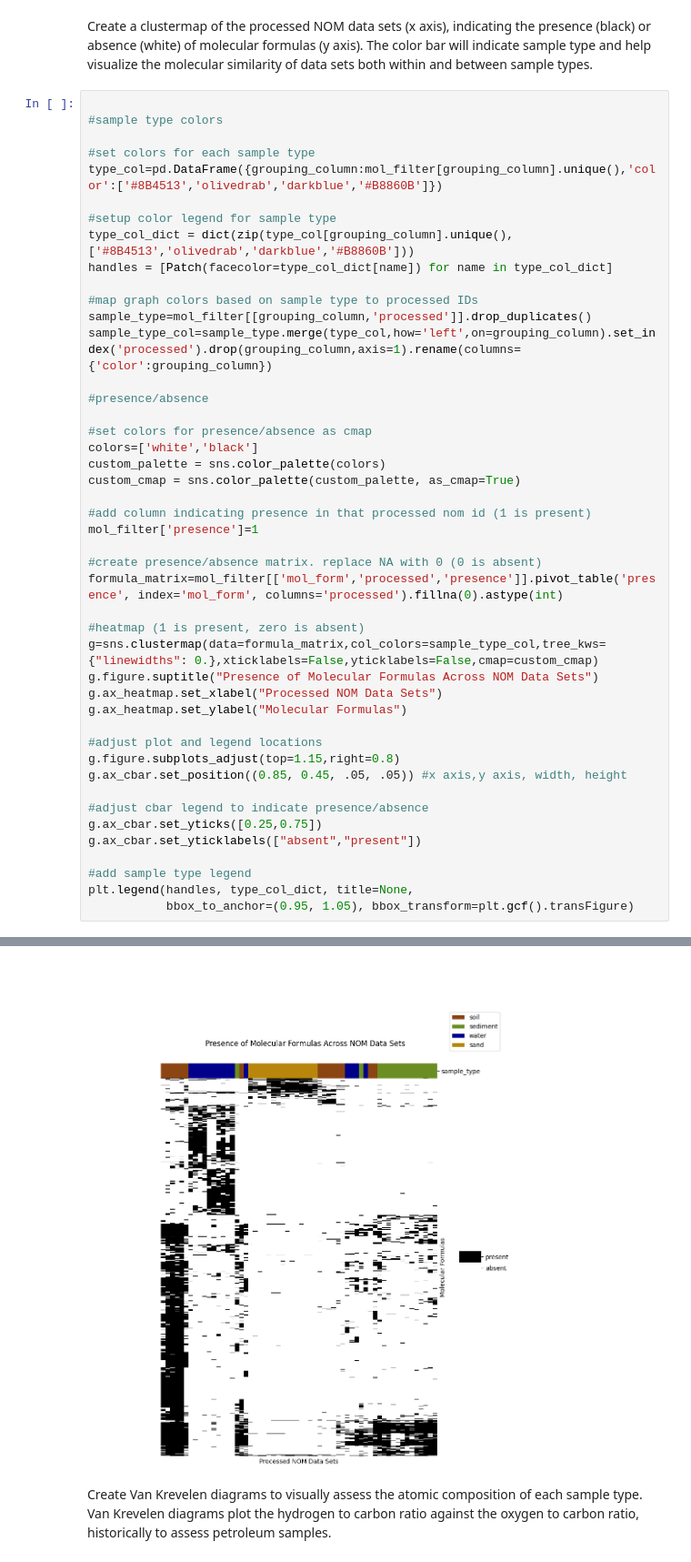
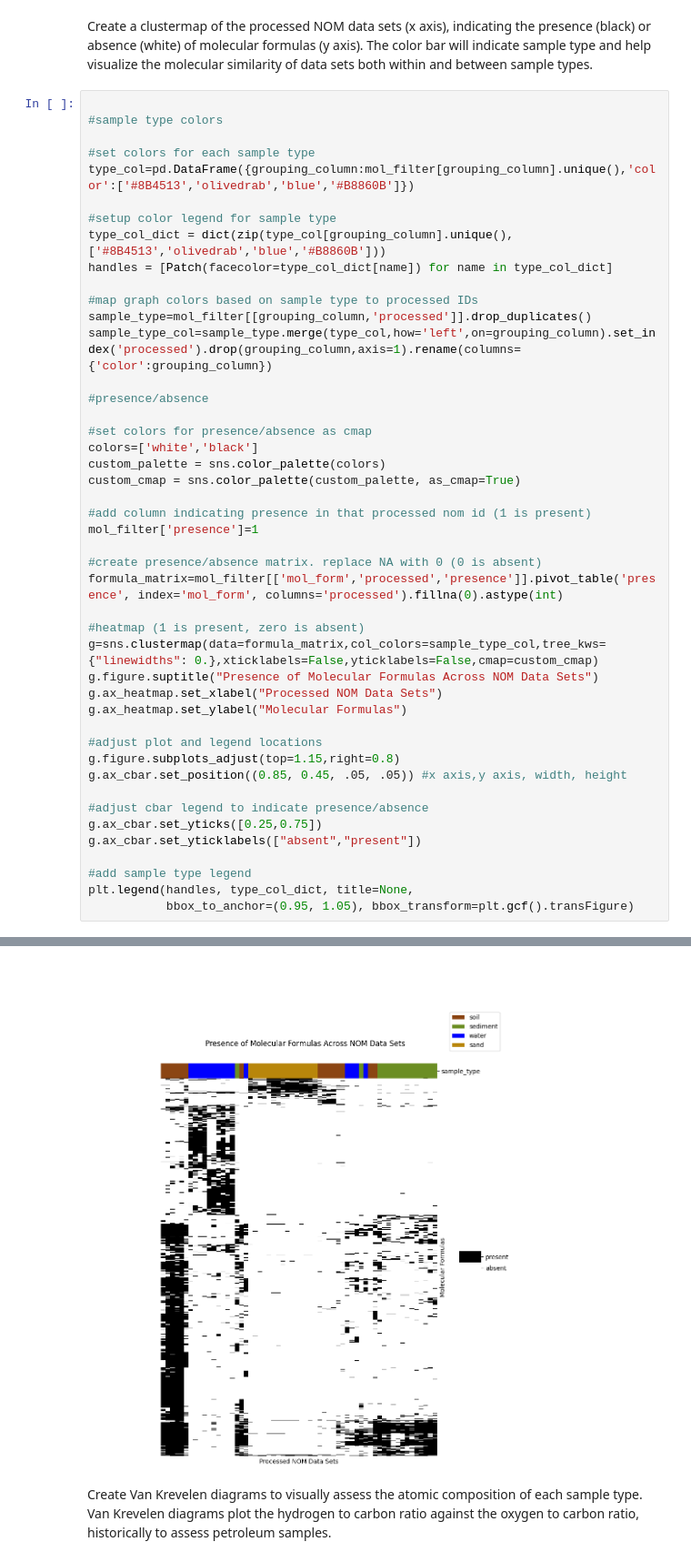
Before and after one commit to microbiomedata/nmdc_notebooks, a Jupyter notebook: NOM_visualizations/python/nom_data.ipynb, the cells around one changed output, grey strips where cells are left out. Shown at 91% size. Cells and saved outputs as stored; diff of their text form.

```diff
--- a/NOM_visualizations/python/nom_data.ipynb
+++ b/NOM_visualizations/python/nom_data.ipynb
@@ -559,10 +559,10 @@ Create a clustermap of the processed NOM data sets (x axis), indicating the pres
 #sample type colors
 
 #set colors for each sample type
-type_col=pd.DataFrame({grouping_column:mol_filter[grouping_column].unique(),'color':['#8B4513','olivedrab','darkblue','#B8860B']})
+type_col=pd.DataFrame({grouping_column:mol_filter[grouping_column].unique(),'color':['#8B4513','olivedrab','blue','#B8860B']})
 
 #setup color legend for sample type
-type_col_dict = dict(zip(type_col[grouping_column].unique(), ['#8B4513','olivedrab','darkblue','#B8860B']))
+type_col_dict = dict(zip(type_col[grouping_column].unique(), ['#8B4513','olivedrab','blue','#B8860B']))
 handles = [Patch(facecolor=type_col_dict[name]) for name in type_col_dict]
 
 #map graph colors based on sample type to processed IDs
@@ -574,34 +574,34 @@ sample_type_col=sample_type.merge(type_col,how='left',on=grouping_column).set_in
 #set colors for presence/absence as cmap
 colors=['white','black']
 custom_palette = sns.color_palette(colors)
 custom_cmap = sns.color_palette(custom_palette, as_cmap=True)
 
 #add column indicating presence in that processed nom id (1 is present)
 mol_filter['presence']=1
 
 #create presence/absence matrix. replace NA with 0 (0 is absent)
 formula_matrix=mol_filter[['mol_form','processed','presence']].pivot_table('presence', index='mol_form', columns='processed').fillna(0).astype(int)
 
 #heatmap (1 is present, zero is absent)
 g=sns.clustermap(data=formula_matrix,col_colors=sample_type_col,tree_kws={"linewidths": 0.},xticklabels=False,yticklabels=False,cmap=custom_cmap)
 g.figure.suptitle("Presence of Molecular Formulas Across NOM Data Sets")
 g.ax_heatmap.set_xlabel("Processed NOM Data Sets")
 g.ax_heatmap.set_ylabel("Molecular Formulas")
 
 #adjust plot and legend locations
 g.figure.subplots_adjust(top=1.15,right=0.8)
 g.ax_cbar.set_position((0.85, 0.45, .05, .05)) #x axis,y axis, width, height
 
 #adjust cbar legend to indicate presence/absence
 g.ax_cbar.set_yticks([0.25,0.75])
 g.ax_cbar.set_yticklabels(["absent","present"])
 
 #add sample type legend
 plt.legend(handles, type_col_dict, title=None,
            bbox_to_anchor=(0.95, 1.05), bbox_transform=plt.gcf().transFigure)
 # %% [output]
 <matplotlib.legend.Legend at 0x...>
-[figure, old version]
+[figure, new version]
 # %% [markdown]
 Create Van Krevelen diagrams to visually assess the atomic composition of each sample type. Van Krevelen diagrams plot the hydrogen to carbon ratio against the oxygen to carbon ratio, historically to assess petroleum samples.
 # %%
```
Also changed, not shown: parts of 2 cells of this notebook, 1 other file.
